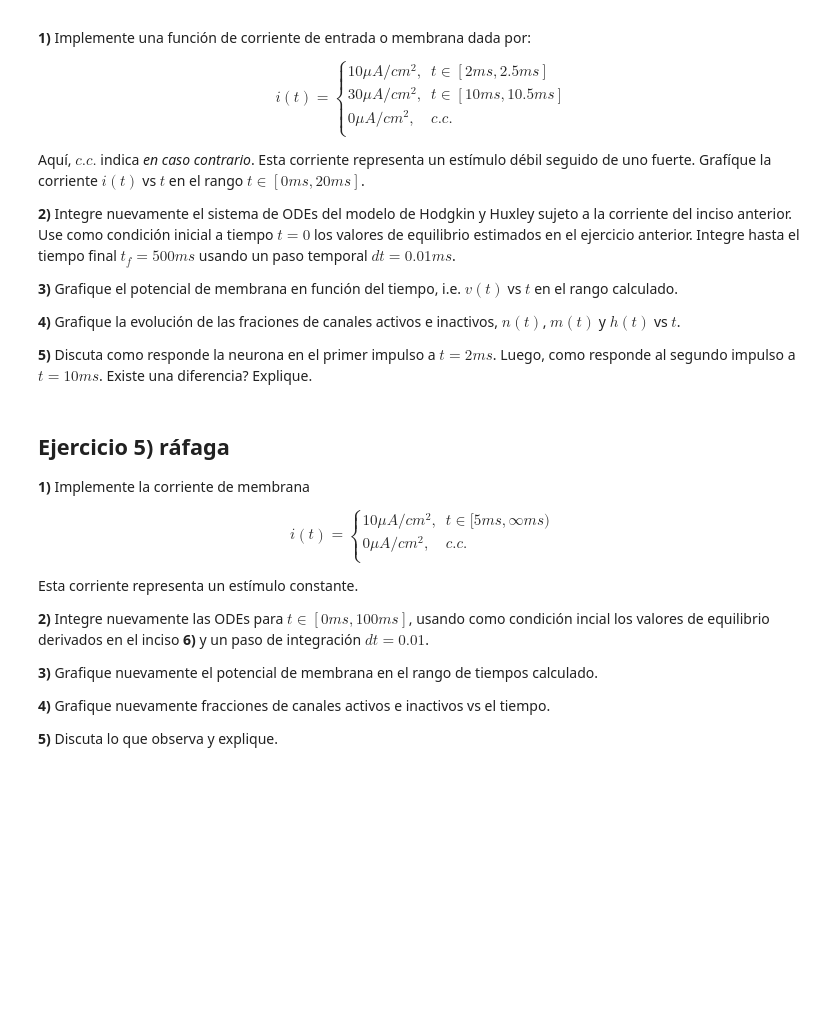
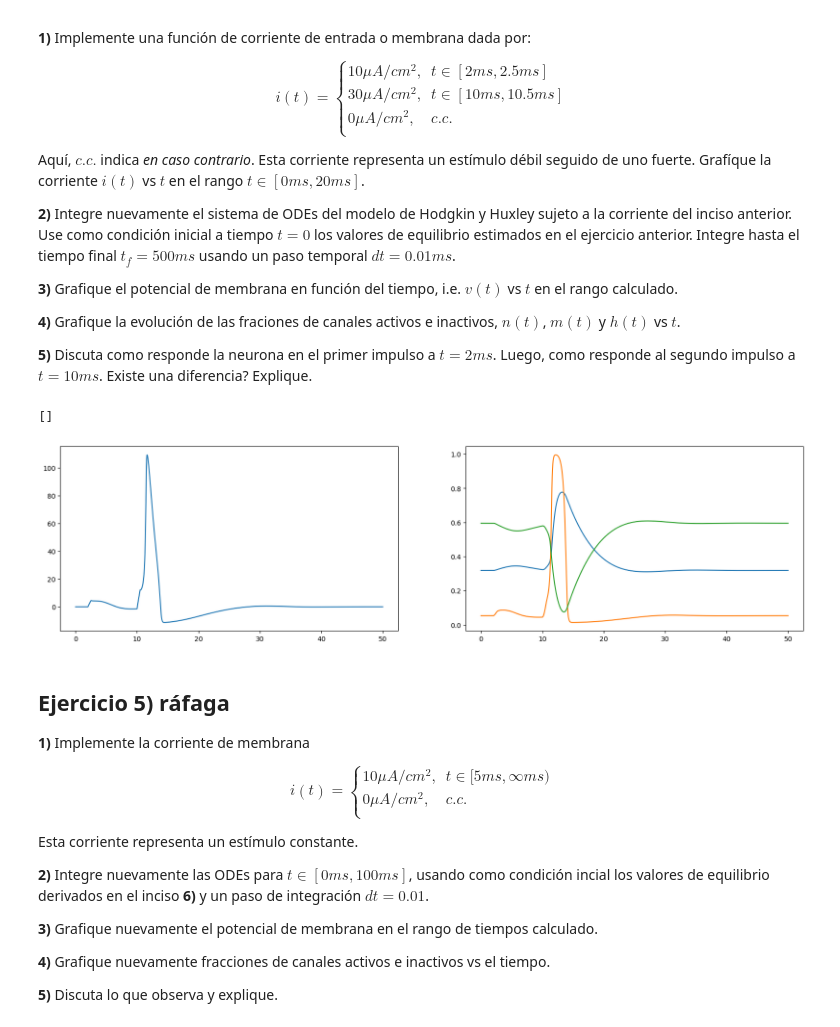
Before and after one commit to SalomoneCro/Neural-Networks, a Jupyter notebook: DifferentialEquations/Hodgkin & Huxley.ipynb, the cells around one changed output. Saved outputs shown, nothing was run; the diff lists cells and outputs as text; code cells hidden in the pictures; blank space fills up the shorter version.

```diff
--- a/DifferentialEquations/Hodgkin & Huxley.ipynb
+++ b/DifferentialEquations/Hodgkin & Huxley.ipynb
@@ -345,3 +367,31 @@ Aquí, $c.c.$ indica *en caso contrario*. Esta corriente representa un estímulo
+# %%
+# 4.1)
+
+def i_4(t):
+    if 2 < t < 2.5:
+        return 10
+    elif 10 < t < 10.5:
+        return 30
+    else:
+        return 0
+
+p = [i_4]
+
+sols = Runge_Kutta_Sistema(HH_system, interval, X0, h, p, act_fcnt=lambda x,t,p: x)
+# %%
+fig, (ax1, ax2) = plt.subplots(ncols=2, figsize=(20,5))
+
+t = np.linspace(0, 50, len(sols[:, 0]))
+
+ax1.plot(t, sols[:, 3])
+ax2.plot(t, sols[:, 0])
+ax2.plot(t, sols[:, 1])
+ax2.plot(t, sols[:, 2])
+
+plt.plot()
+# %% [output]
+[]
+[figure, added]
 # %% [markdown]
 ## Ejercicio 5) ráfaga
 
```
Also changed, not shown: parts of 8 cells of this notebook.
